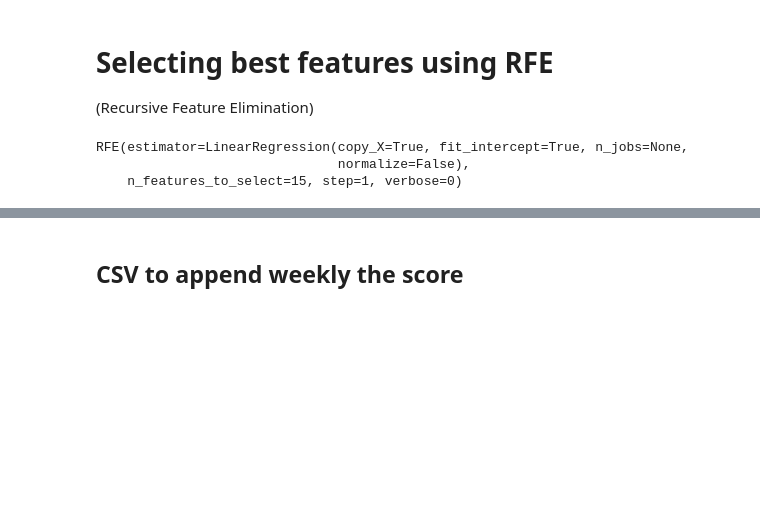
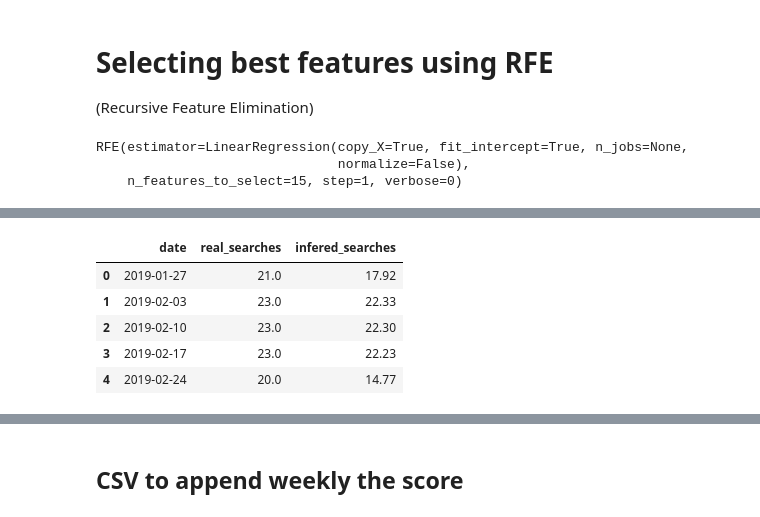
Before and after one commit to albertovpd/automated_ML_regression, a Jupyter notebook: how_to-3-ml_regression.ipynb, the cells around one changed output, grey strips where cells are left out. Cells and saved outputs as stored; diff of their text form; code cells hidden in the pictures; blank space fills up the shorter version.

```diff
--- a/how_to-3-ml_regression.ipynb
+++ b/how_to-3-ml_regression.ipynb
@@ -75 +81,15 @@ RFE(estimator=LinearRegression(copy_X=True, fit_intercept=True, n_jobs=None,
+# %%
+result=pd.DataFrame()
+result["date"]=df["date"]
+result["real_searches"]=df["unemployment"]
+result["infered_searches"]=pd.DataFrame(rfecv.predict(X))
+result["infered_searches"]=result["infered_searches"].apply(lambda x: 0 if x<0 else round(x,2))
+result.head()
+# %% [output]
+|  | date | real_searches | infered_searches |
+| 0 | 2019-01-27 | 21.0 | 17.92 |
+| 1 | 2019-02-03 | 23.0 | 22.33 |
+| 2 | 2019-02-10 | 23.0 | 22.30 |
+| 3 | 2019-02-17 | 23.0 | 22.23 |
+| 4 | 2019-02-24 | 20.0 | 14.77 |
 # %%
```
Also changed, not shown: parts of 6 cells of this notebook.
